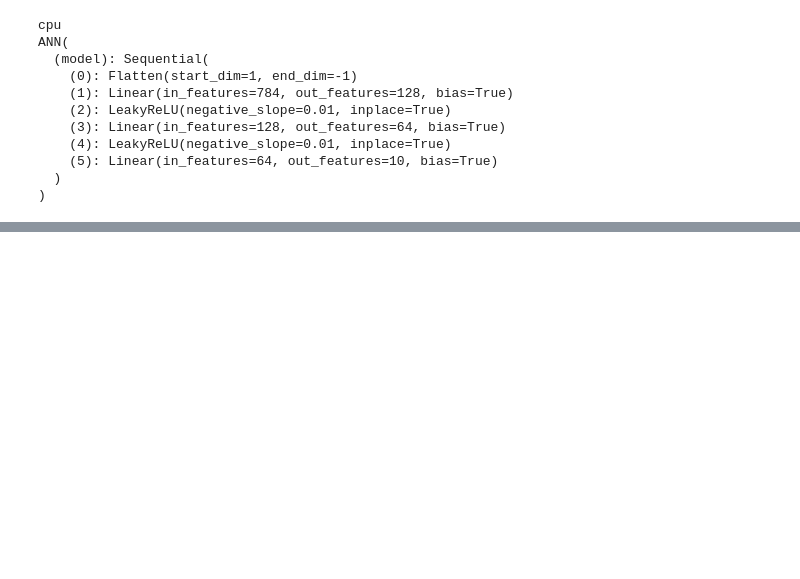
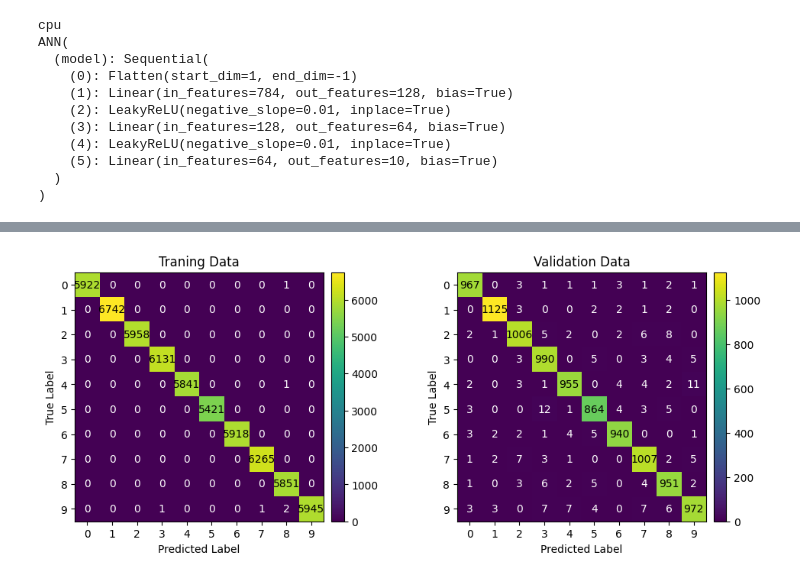
Before and after one commit to jagraves21/NeuralNetworks, a Jupyter notebook: MNIST/Classification/ANN.ipynb, the cells around one changed output, grey strips where cells are left out. Cells and saved outputs as stored; diff of their text form; code cells hidden in the pictures; blank space fills up the shorter version.

```diff
--- a/MNIST/Classification/ANN.ipynb
+++ b/MNIST/Classification/ANN.ipynb
@@ -542,0 +637,23 @@ plt.show()
+# %%
+def plot_confusion_matrix(y_true, y_pred, title="Confusion Matrix", xlabel="Predicted Label", ylabel="True Label", ax=None):
+    ax_is_none = ax is None
+    if ax_is_none:
+        fig,ax = plt.subplots(figsize=(5,5))
+    confusion_matrix = sklearn.metrics.confusion_matrix(y_true, y_pred)
+    t_hold = confusion_matrix.max() / 2
+    mat = ax.imshow(confusion_matrix, cmap="viridis")
+    for ii in range(len(confusion_matrix)):
+        for jj in range(len(confusion_matrix)):
+            value = confusion_matrix[ii, jj]
+            color = "white" if value <= t_hold else "black"
+            plt.text(jj, ii, value, ha="center", va="center", color=color)
+    divider = make_axes_locatable(ax)
+    cax = divider.append_axes("right", size="5%", pad=0.1)
+    plt.colorbar(mat, cax=cax)
+    ax.set_xticks(np.arange(len(confusion_matrix)), np.arange(len(confusion_matrix)))
+    ax.set_yticks(np.arange(len(confusion_matrix)), np.arange(len(confusion_matrix)))
+    ax.set_title(title)
+    ax.set_xlabel(xlabel)
+    ax.set_ylabel(ylabel)
+    if ax_is_none:
+        plt.show()
@@ -542,0 +697,9 @@ plt.show()
+# %%
+with torch.no_grad():
+    ann = ann.to(device).eval()
+    training_predictions = ann(
+        torch.from_numpy(training_images.astype(np.float32)).to(device)
+    ).to("cpu").numpy().argmax(axis=1)
+    validation_predictions = ann(
+        torch.from_numpy(validation_images.astype(np.float32)).to(device)
+    ).to("cpu").numpy().argmax(axis=1)
@@ -542,0 +710,14 @@ plt.show()
+# %%
+n_cols = 2
+n_rows = 1
+fig = plt.figure(constrained_layout=True, figsize=(5*n_cols,4*n_rows))
+gs = mpl.gridspec.GridSpec(
+    nrows=n_rows,
+    ncols=n_cols,
+    figure=fig
+)
+plot_confusion_matrix(training_labels, training_predictions, title="Traning Data", ax=fig.add_subplot(gs[0]))
+plot_confusion_matrix(validation_labels, validation_predictions, title="Validation Data", ax=fig.add_subplot(gs[1]))
+plt.show()
+# %% [output]
+[figure, added]
```
Also changed, not shown: parts of 60 cells of this notebook.
